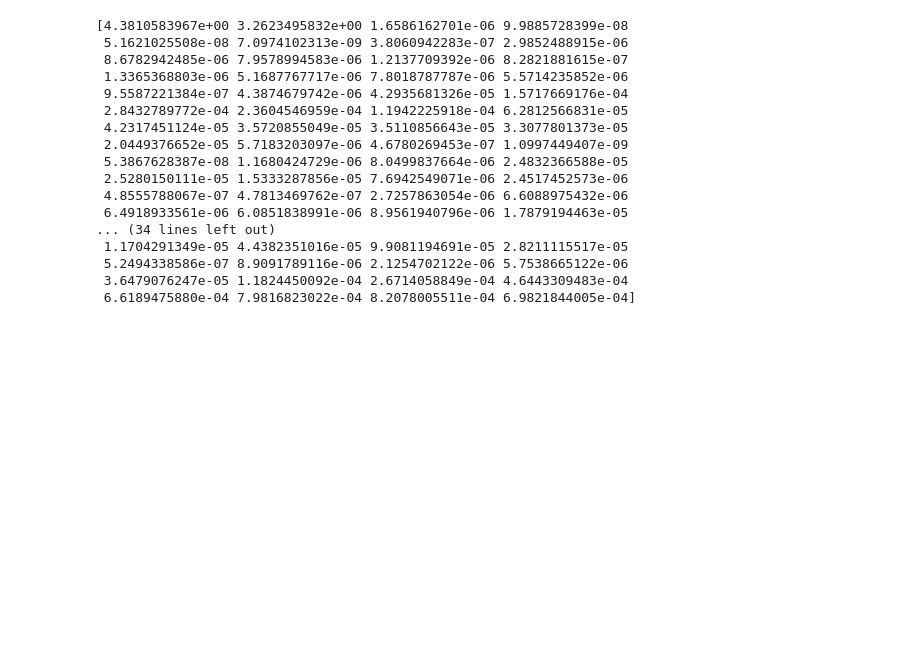
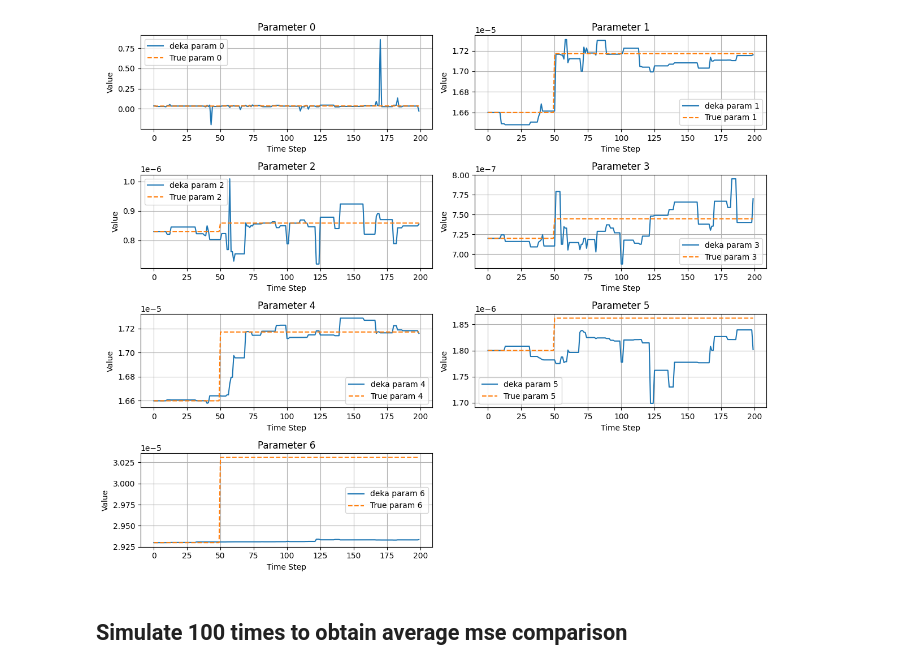
Before and after one commit to ChrisSha0104/Online-Parameter-Estimation-Using-the-Kaczmarz-Method, a Jupyter notebook: python/robot_plot.ipynb, the cells around one changed output. Cells and saved outputs as stored; diff of their text form; code cells hidden in the pictures; blank space fills up the shorter version.

```diff
--- a/python/robot_plot.ipynb
+++ b/python/robot_plot.ipynb
@@ -122,24 +138,23 @@ plt.show()
-# %%
-Over_all_normalized_error= np.sum((theta_hat_deka_array - theta_deka_array)**2, axis=1) \
-                / np.sum(theta_deka_array**2, axis=1)
-
-single_normalized_error= np.sum(((theta_hat_deka_array - theta_deka_array)**2) / (theta_deka_array**2),axis=1)
-print(single_normalized_error-Over_all_normalized_error)
-# %% [output]
-[4.3810583967e+00 3.2623495832e+00 1.6586162701e-06 9.9885728399e-08
- 5.1621025508e-08 7.0974102313e-09 3.8060942283e-07 2.9852488915e-06
- 8.6782942485e-06 7.9578994583e-06 1.2137709392e-06 8.2821881615e-07
- 1.3365368803e-06 5.1687767717e-06 7.8018787787e-06 5.5714235852e-06
- 9.5587221384e-07 4.3874679742e-06 4.2935681326e-05 1.5717669176e-04
- 2.8432789772e-04 2.3604546959e-04 1.1942225918e-04 6.2812566831e-05
- 4.2317451124e-05 3.5720855049e-05 3.5110856643e-05 3.3077801373e-05
- 2.0449376652e-05 5.7183203097e-06 4.6780269453e-07 1.0997449407e-09
- 5.3867628387e-08 1.1680424729e-06 8.0499837664e-06 2.4832366588e-05
- 2.5280150111e-05 1.5333287856e-05 7.6942549071e-06 2.4517452573e-06
- 4.8555788067e-07 4.7813469762e-07 2.7257863054e-06 6.6088975432e-06
- 6.4918933561e-06 6.0851838991e-06 8.9561940796e-06 1.7879194463e-05
-... (34 lines left out)
- 1.1704291349e-05 4.4382351016e-05 9.9081194691e-05 2.8211115517e-05
- 5.2494338586e-07 8.9091789116e-06 2.1254702122e-06 5.7538665122e-06
- 3.6479076247e-05 1.1824450092e-04 2.6714058849e-04 4.6443309483e-04
- 6.6189475880e-04 7.9816823022e-04 8.2078005511e-04 6.9821844005e-04]
+# %%
+
+fig, axs = plt.subplots(4, 2, figsize=(12, 10))
+axs = axs.flatten()  # Make it a 1D list of axes for easy iteration
+
+for j in range(7):
+    axs[j].plot(t, theta_hat_deka_array[:, j], label=f'deka param {j}')
+    axs[j].plot(t, theta_deka_array[:, j], '--', label=f'True param {j}')
+    axs[j].set_title(f'Parameter {j}')
+    axs[j].set_xlabel('Time Step')
+    axs[j].set_ylabel('Value')
+    axs[j].legend()
+    axs[j].grid(True)
+
+# Hide the 8th subplot if you only have 7 params
+axs[-1].set_visible(False)
+
+plt.tight_layout()
+plt.show()
+# %% [output]
+[figure, added]
+# %% [markdown]
+## Simulate 100 times to obtain average mse comparison
```
Also changed, not shown: parts of 2 cells of this notebook, 3 other files.
